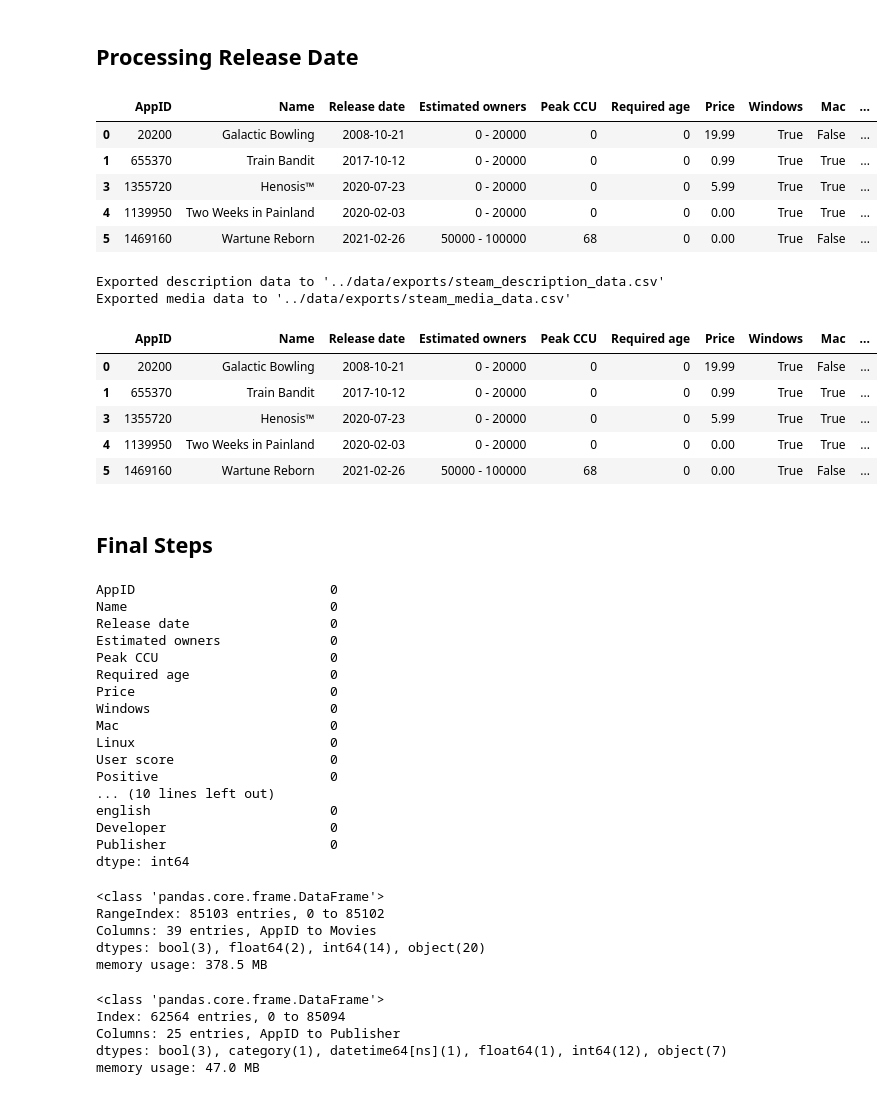
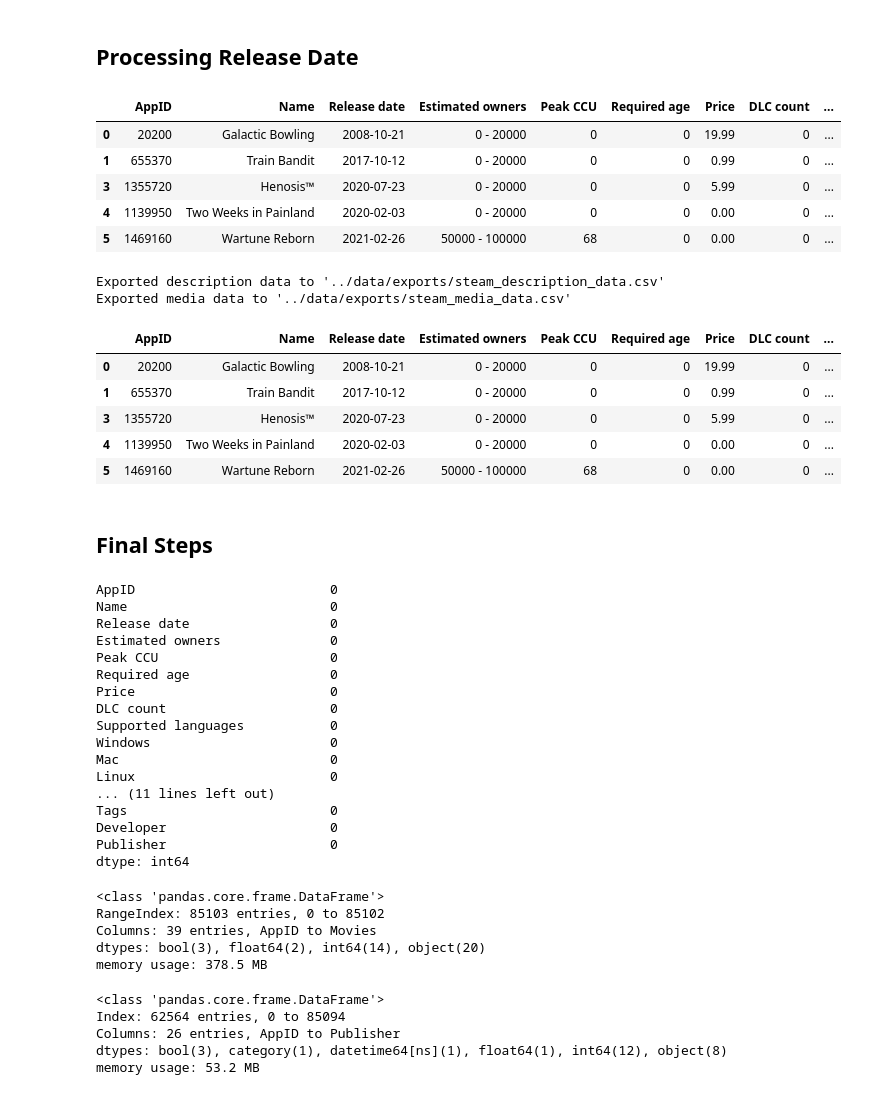
Before and after one commit to 21020673/Steam-Data-Analysis, a Jupyter notebook: notebooks/2-data-cleaning-steam.ipynb, the cells around one changed output. Cells and saved outputs as stored; diff of their text form; code cells hidden in the pictures.

```diff
--- a/notebooks/2-data-cleaning-steam.ipynb
+++ b/notebooks/2-data-cleaning-steam.ipynb
@@ -61,7 +61,7 @@ print()
 
 drop_rows = list(raw_steam_data.columns[null_counts > threshold])
 
-drop_rows += ['Full audio languages', 'Metacritic score', 'DLC count', 'Support email']
+drop_rows += ['Full audio languages', 'Metacritic score', 'Support email']
 
 print('Columns to drop: {}'.format(drop_rows))
 # %% [output]
@@ -503,7 +444,6 @@ def process(df):
     # Process columns
     df = process_name_type(df)
     df = process_age(df)
-    df = process_language(df)
     df = process_developers_and_publishers(df)
     df = process_categories_and_genres(df)
     df = process_achievements_and_descriptors(df)
@@ -698,51 +638,50 @@ def process_release_date(df):
 releasedate_df = process_release_date(media_df)
 releasedate_df.head()
 # %% [output]
-|  | AppID | Name | Release date | Estimated owners | Peak CCU | Required age | Price | Windows | Mac | ... |
-| 0 | 20200 | Galactic Bowling | 2008-10-21 | 0 - 20000 | 0 | 0 | 19.99 | True | False | ... |
-| 1 | 655370 | Train Bandit | 2017-10-12 | 0 - 20000 | 0 | 0 | 0.99 | True | True | ... |
-| 3 | 1355720 | Henosis™ | 2020-07-23 | 0 - 20000 | 0 | 0 | 5.99 | True | True | ... |
-| 4 | 1139950 | Two Weeks in Painland | 2020-02-03 | 0 - 20000 | 0 | 0 | 0.00 | True | True | ... |
-| 5 | 1469160 | Wartune Reborn | 2021-02-26 | 50000 - 100000 | 68 | 0 | 0.00 | True | False | ... |
+|  | AppID | Name | Release date | Estimated owners | Peak CCU | Required age | Price | DLC count | ... |
+| 0 | 20200 | Galactic Bowling | 2008-10-21 | 0 - 20000 | 0 | 0 | 19.99 | 0 | ... |
+| 1 | 655370 | Train Bandit | 2017-10-12 | 0 - 20000 | 0 | 0 | 0.99 | 0 | ... |
+| 3 | 1355720 | Henosis™ | 2020-07-23 | 0 - 20000 | 0 | 0 | 5.99 | 0 | ... |
+| 4 | 1139950 | Two Weeks in Painland | 2020-02-03 | 0 - 20000 | 0 | 0 | 0.00 | 0 | ... |
+| 5 | 1469160 | Wartune Reborn | 2021-02-26 | 50000 - 100000 | 68 | 0 | 0.00 | 0 | ... |
 # %%
 def process(df):
     """Process data set. Will eventually contain calls to all functions we write."""
 
     # Copy the input dataframe to avoid accidentally modifying original data
     df = df.copy()
 
     # Remove duplicate rows - all appids should be unique
     df = df.drop_duplicates()
 
     # Remove collumns with more than 50% null values
     df = drop_null_cols(df)
 
     # Process columns
     df = process_name_type(df)
     df = process_age(df)
-    df = process_language(df)
     df = process_developers_and_publishers(df)
     df = process_categories_and_genres(df)
     df = process_achievements_and_descriptors(df)
     df = process_release_date(df)
 
     # Process columns which export data
     df = process_descriptions(df, export=True)
     df = process_media(df, export=True)
 
     return df
 
 steam_data = process(raw_steam_data)
 steam_data.head()
 # %% [output]
 Exported description data to '../data/exports/steam_description_data.csv'
 Exported media data to '../data/exports/steam_media_data.csv'
-|  | AppID | Name | Release date | Estimated owners | Peak CCU | Required age | Price | Windows | Mac | ... |
-| 0 | 20200 | Galactic Bowling | 2008-10-21 | 0 - 20000 | 0 | 0 | 19.99 | True | False | ... |
-| 1 | 655370 | Train Bandit | 2017-10-12 | 0 - 20000 | 0 | 0 | 0.99 | True | True | ... |
-| 3 | 1355720 | Henosis™ | 2020-07-23 | 0 - 20000 | 0 | 0 | 5.99 | True | True | ... |
-| 4 | 1139950 | Two Weeks in Painland | 2020-02-03 | 0 - 20000 | 0 | 0 | 0.00 | True | True | ... |
-| 5 | 1469160 | Wartune Reborn | 2021-02-26 | 50000 - 100000 | 68 | 0 | 0.00 | True | False | ... |
+|  | AppID | Name | Release date | Estimated owners | Peak CCU | Required age | Price | DLC count | ... |
+| 0 | 20200 | Galactic Bowling | 2008-10-21 | 0 - 20000 | 0 | 0 | 19.99 | 0 | ... |
+| 1 | 655370 | Train Bandit | 2017-10-12 | 0 - 20000 | 0 | 0 | 0.99 | 0 | ... |
+| 3 | 1355720 | Henosis™ | 2020-07-23 | 0 - 20000 | 0 | 0 | 5.99 | 0 | ... |
+| 4 | 1139950 | Two Weeks in Painland | 2020-02-03 | 0 - 20000 | 0 | 0 | 0.00 | 0 | ... |
+| 5 | 1469160 | Wartune Reborn | 2021-02-26 | 50000 - 100000 | 68 | 0 | 0.00 | 0 | ... |
 # %% [markdown]
 ## Final Steps
 # %%
@@ -755,13 +694,13 @@ Estimated owners              0
 Peak CCU                      0
 Required age                  0
 Price                         0
+DLC count                     0
+Supported languages           0
 Windows                       0
 Mac                           0
 Linux                         0
-User score                    0
-Positive                      0
-... (10 lines left out)
-english                       0
+... (11 lines left out)
+Tags                          0
 Developer                     0
 Publisher                     0
 dtype: int64
@@ -778,8 +717,8 @@ steam_data.info(verbose=False, memory_usage="deep")
 # %% [output]
 <class 'pandas.core.frame.DataFrame'>
 Index: 62564 entries, 0 to 85094
-Columns: 25 entries, AppID to Publisher
-dtypes: bool(3), category(1), datetime64[ns](1), float64(1), int64(12), object(7)
-memory usage: 47.0 MB
+Columns: 26 entries, AppID to Publisher
+dtypes: bool(3), category(1), datetime64[ns](1), float64(1), int64(12), object(8)
+memory usage: 53.2 MB
 # %%
 steam_data.to_csv('../data/exports/steam_partially_clean.csv', index=False)
```
Also changed, not shown: parts of 21 cells of this notebook, 4 other files.
